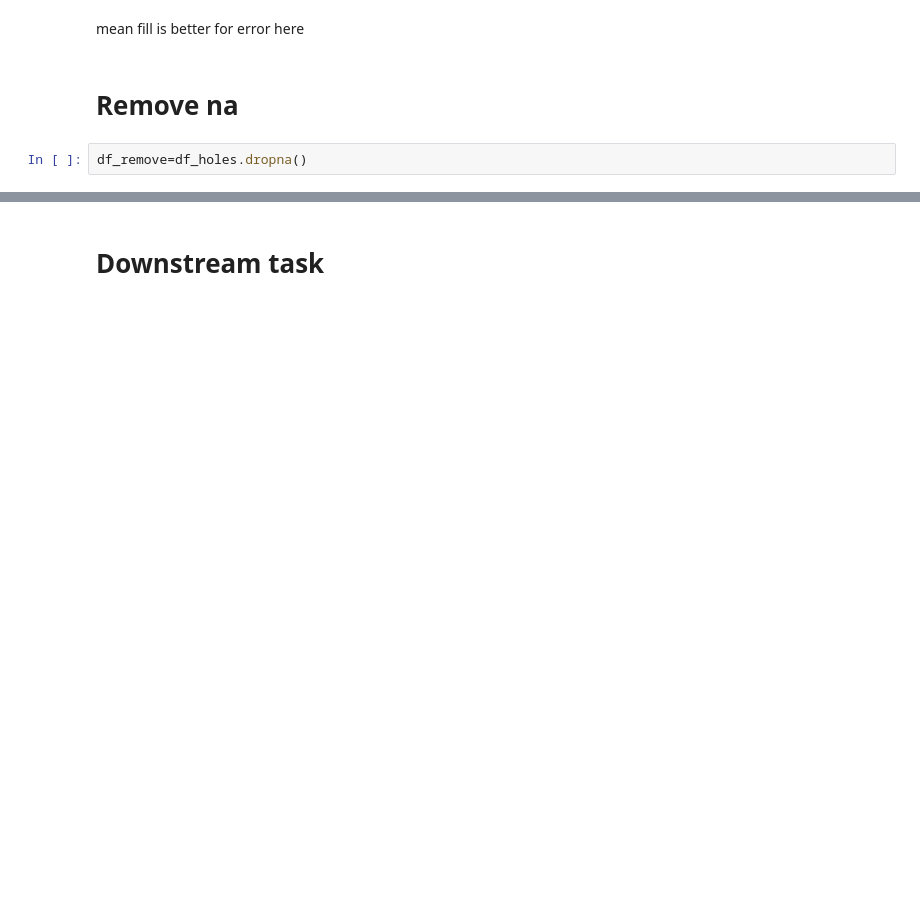
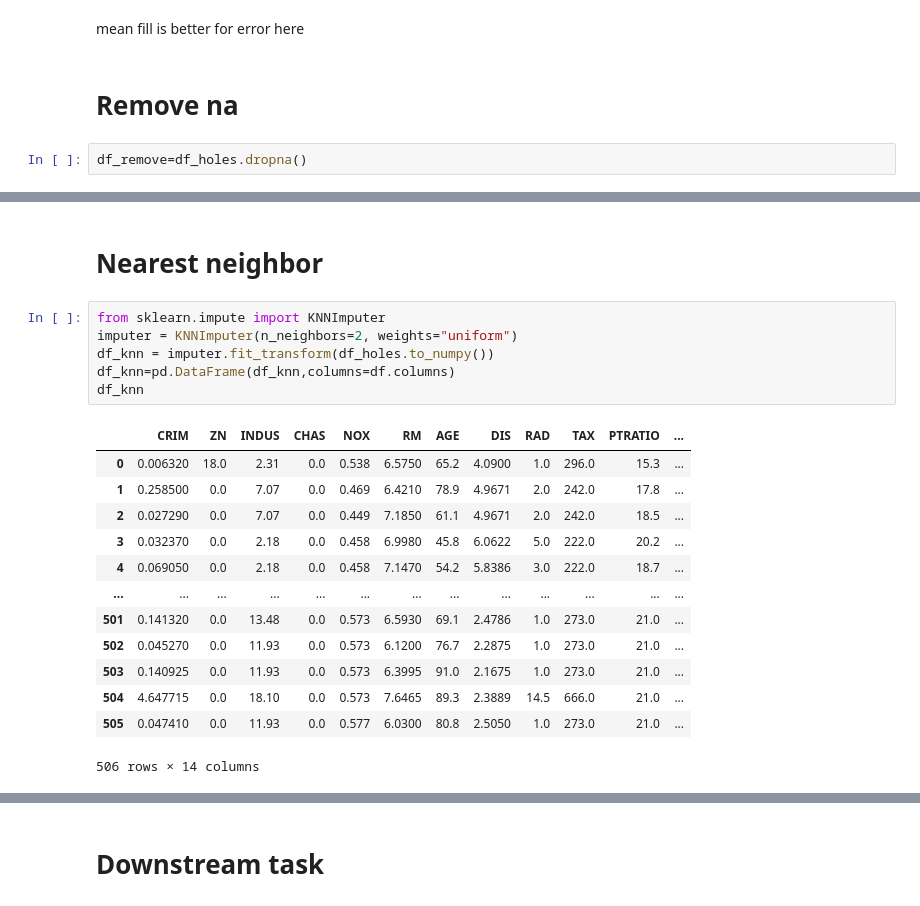
Before and after one commit to TheoBourdais/ModelAggregation, a Jupyter notebook: data_driven_aggregation/fill-in missing data.ipynb, the cells around one changed output, grey strips where cells are left out. Saved outputs shown, nothing was run; the diff lists cells and outputs as text; blank space fills up the shorter version.

```diff
--- a/data_driven_aggregation/fill-in missing data.ipynb
+++ b/data_driven_aggregation/fill-in missing data.ipynb
@@ -144,0 +210,22 @@ df_remove=df_holes.dropna()
+# %% [markdown]
+# Nearest neighbor
+# %%
+from sklearn.impute import KNNImputer
+imputer = KNNImputer(n_neighbors=2, weights="uniform")
+df_knn = imputer.fit_transform(df_holes.to_numpy())
+df_knn=pd.DataFrame(df_knn,columns=df.columns)
+df_knn
+# %% [output]
+|  | CRIM | ZN | INDUS | CHAS | NOX | RM | AGE | DIS | RAD | TAX | PTRATIO | ... |
+| 0 | 0.006320 | 18.0 | 2.31 | 0.0 | 0.538 | 6.5750 | 65.2 | 4.0900 | 1.0 | 296.0 | 15.3 | ... |
+| 1 | 0.258500 | 0.0 | 7.07 | 0.0 | 0.469 | 6.4210 | 78.9 | 4.9671 | 2.0 | 242.0 | 17.8 | ... |
+| 2 | 0.027290 | 0.0 | 7.07 | 0.0 | 0.449 | 7.1850 | 61.1 | 4.9671 | 2.0 | 242.0 | 18.5 | ... |
+| 3 | 0.032370 | 0.0 | 2.18 | 0.0 | 0.458 | 6.9980 | 45.8 | 6.0622 | 5.0 | 222.0 | 20.2 | ... |
+| 4 | 0.069050 | 0.0 | 2.18 | 0.0 | 0.458 | 7.1470 | 54.2 | 5.8386 | 3.0 | 222.0 | 18.7 | ... |
+| ... | ... | ... | ... | ... | ... | ... | ... | ... | ... | ... | ... | ... |
+| 501 | 0.141320 | 0.0 | 13.48 | 0.0 | 0.573 | 6.5930 | 69.1 | 2.4786 | 1.0 | 273.0 | 21.0 | ... |
+| 502 | 0.045270 | 0.0 | 11.93 | 0.0 | 0.573 | 6.1200 | 76.7 | 2.2875 | 1.0 | 273.0 | 21.0 | ... |
+| 503 | 0.140925 | 0.0 | 11.93 | 0.0 | 0.573 | 6.3995 | 91.0 | 2.1675 | 1.0 | 273.0 | 21.0 | ... |
+| 504 | 4.647715 | 0.0 | 18.10 | 0.0 | 0.573 | 7.6465 | 89.3 | 2.3889 | 14.5 | 666.0 | 21.0 | ... |
+| 505 | 0.047410 | 0.0 | 11.93 | 0.0 | 0.577 | 6.0300 | 80.8 | 2.5050 | 1.0 | 273.0 | 21.0 | ... |
+506 rows × 14 columns
```
Also changed, not shown: parts of 26 cells of this notebook.
